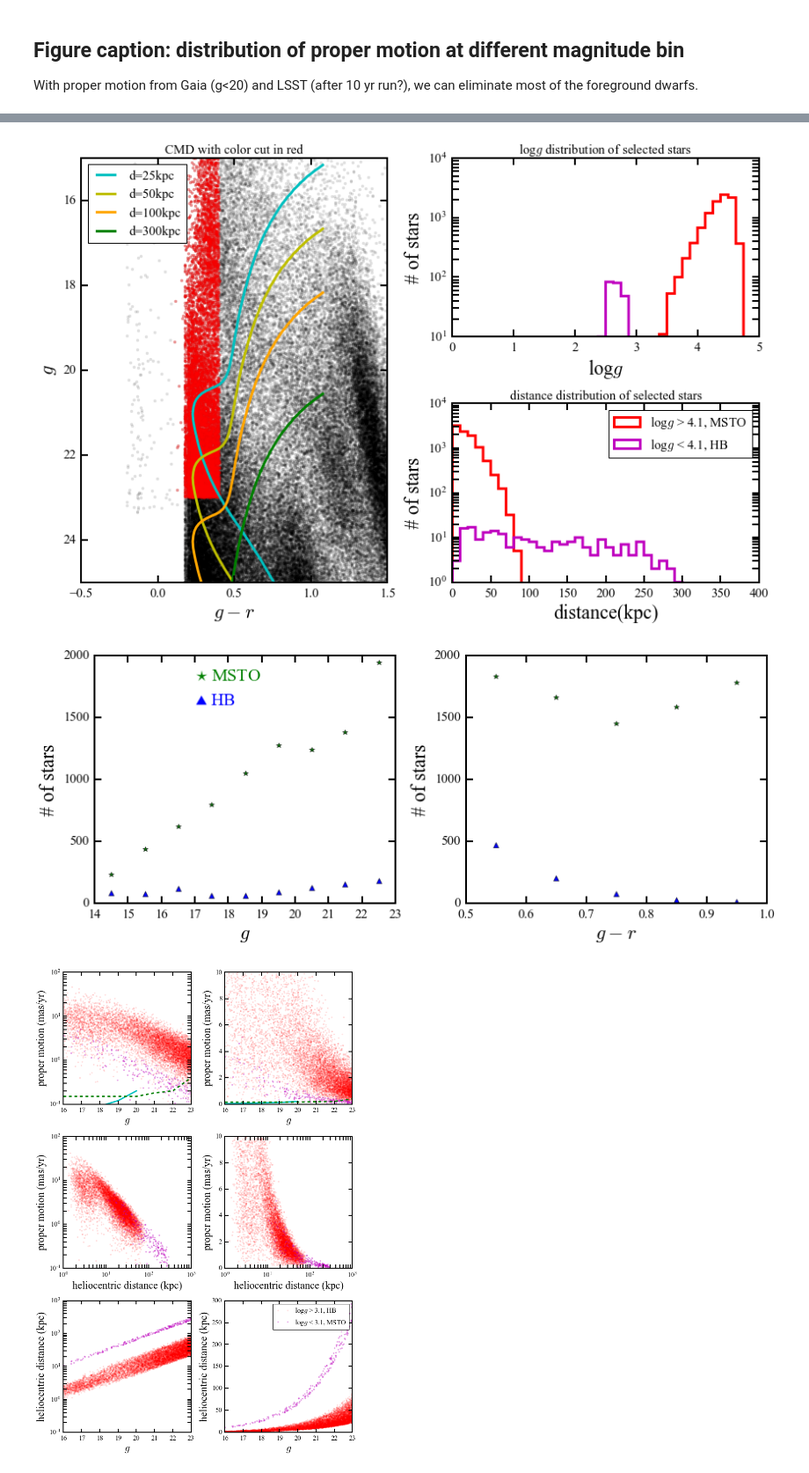
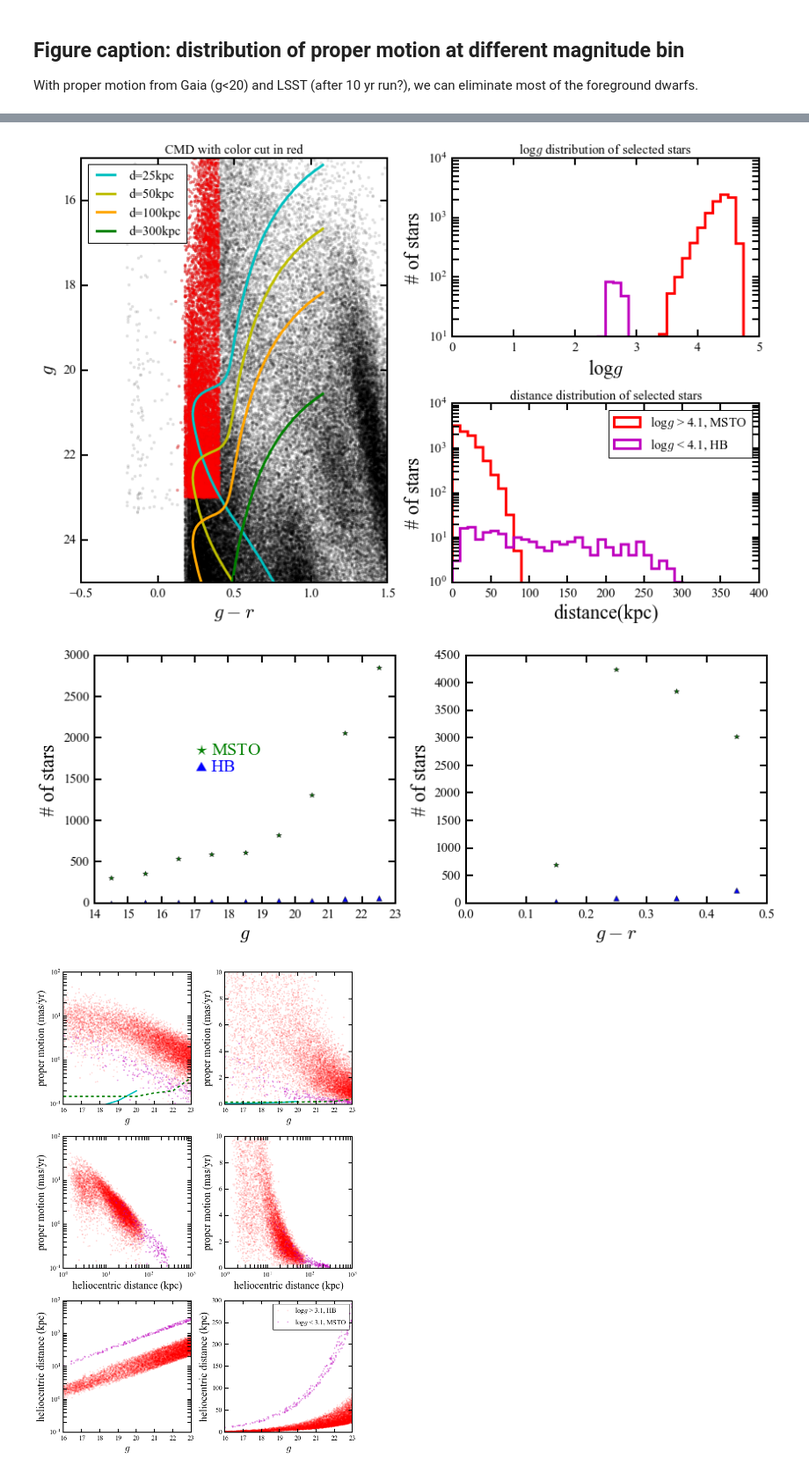
Before and after one commit to sazabi4/test, a Jupyter notebook: Foreground_star_estimation_galaxia.ipynb, the cells around one changed output, grey strips where cells are left out. Shown at 88% size. Saved outputs shown, nothing was run; the diff lists cells and outputs as text; code cells hidden in the pictures.

Commit message:
fix bugs on MSTO stellar counts estimation

```diff
--- a/Foreground_star_estimation_galaxia.ipynb
+++ b/Foreground_star_estimation_galaxia.ipynb
@@ -12,14 +12,21 @@ parsec = np.genfromtxt('/Users/astrolab/Work/UFD/ugali/isochrones/padova_v3/iso_
 ### using stars with 16 < g < 23 for the rest of study
 # %%
 def numcal_mag_bin(lowerlimit, upperlimit):
-    mask_dwarf = (logg>4.1)&((app_g - app_r)>0.5)&((app_g - app_r)<1.0)&(app_g < upperlimit)&(app_g > lowerlimit)
-    mask_giant = (logg<4.1)&((app_g - app_r)>0.5)&((app_g - app_r)<1.0)&(app_g < upperlimit)&(app_g > lowerlimit)
+    mask_dwarf = magrange_mask&(logg>4.1)&((app_g - app_r)>0.5)&((app_g - app_r)<1.0)&(app_g < upperlimit)&(app_g > lowerlimit)
+    mask_giant = magrange_mask&(logg<4.1)&((app_g - app_r)>0.5)&((app_g - app_r)<1.0)&(app_g < upperlimit)&(app_g > lowerlimit)
     return mask_giant, mask_dwarf
 def numcal_color_bin(lowerlimit, upperlimit):
-    mask_dwarf = (logg>4.1)&((app_g - app_r)>lowerlimit)&((app_g - app_r)<upperlimit)&(app_g > 16)&(app_g < 23)
-    mask_giant = (logg<4.1)&((app_g - app_r)>lowerlimit)&((app_g - app_r)<upperlimit)&(app_g > 16)&(app_g < 23)
+    mask_dwarf = magrange_mask&(logg>4.1)&((app_g - app_r)>lowerlimit)&((app_g - app_r)<upperlimit)&(app_g > 16)&(app_g < 23)
+    mask_giant = magrange_mask&(logg<4.1)&((app_g - app_r)>lowerlimit)&((app_g - app_r)<upperlimit)&(app_g > 16)&(app_g < 23)
     return mask_giant, mask_dwarf
-
+def numcal_mag_bin_msto(lowerlimit, upperlimit):
+    mask_msto = magrange_mask&(logg>3.1)&((app_g - app_r)>0.1)&((app_g - app_r)<0.4)&(app_g < upperlimit)&(app_g > lowerlimit)
+    mask_hb = magrange_mask&(logg<3.1)&((app_g - app_r)>0.1)&((app_g - app_r)<0.4)&(app_g < upperlimit)&(app_g > lowerlimit)
+    return mask_hb, mask_msto
+def numcal_color_bin_msto(lowerlimit, upperlimit):
+    mask_msto = magrange_mask&(logg>3.1)&((app_g - app_r)>lowerlimit)&((app_g - app_r)<upperlimit)&(app_g > 16)&(app_g < 23)
+    mask_hb = magrange_mask&(logg<3.1)&((app_g - app_r)>lowerlimit)&((app_g - app_r)<upperlimit)&(app_g > 16)&(app_g < 23)
+    return mask_hb, mask_msto
 
 abs_g = galaxia['sdss_g']
 abs_r = galaxia['sdss_r']
@@ -39,7 +46,7 @@ popid = galaxia['popid']
 logg = galaxia['grav']
 teff = galaxia['teff']  # log(Teff)
 
-magrange_mask = (app_g < 23)&(app_g > 14)
+magrange_mask = (app_g < 23)&(app_g > 14) #& (popid ==8)
 print 'total number of stars: %6d' %len(app_g[magrange_mask])
 
 import bovy_coords
@@ -372,20 +379,20 @@ plt.title('distance distribution of selected stars')
 plt.xlabel('distance(kpc)')
 plt.ylabel('# of stars')
 
-print 'stars with 16 < g < 23, 0.1 < g-r < 0.4'
+print 'stars with 14 < g < 23, 0.1 < g-r < 0.4'
 print '# of HB: %5d' %len(d[mask2])
 print '# of MSTO: %5d' %len(d[mask1])
-print 'median distance of giants: %5.1f kpc \n' %np.median(d[mask2])
+print 'median distance of MSTO: %5.1f kpc \n' %np.median(d[mask1])
 plt.tight_layout()
 
 plt.figure(figsize=[12,5])
 plt.subplot(1,2,1)
 
 for i in range(14,23):
-    (gc,dc) = numcal_mag_bin(i,i+1)
+    (gc,dc) = numcal_mag_bin_msto(i,i+1)
     plt.plot(i+0.5,len(d[gc]),'^b')
     plt.plot(i+0.5,len(d[dc]),'*g')
-    print 'in range %2d < g < %2d, 0.5 < g-r < 1.0' %(i,i+1)
+    print 'in range %2d < g < %2d, 0.1 < g-r < 0.4' %(i,i+1)
     print '# of HB: %5d, # of MSTO: %4d, median distance of MSTO: %5.1f kpc\n' %(len(d[gc]), len(d[dc]), np.median(d[dc]))
 plt.text(17,1800,'$\star$ MSTO', color='g',fontsize=20)
 plt.text(17,1600,'$\\blacktriangle$ HB', color='b',fontsize=20)
@@ -395,16 +402,16 @@ plt.ylabel('# of stars')
 plt.subplot(1,2,2)
 
 colorstep = 0.1
-for i in np.arange(0.5,1,colorstep):
-    (gc,dc) = numcal_color_bin(i,i+colorstep)
+for i in np.arange(0.1,0.4,colorstep):
+    (gc,dc) = numcal_color_bin_msto(i,i+colorstep)
     plt.plot(i+colorstep/2,len(d[gc]),'^b')
     plt.plot(i+colorstep/2,len(d[dc]),'*g')
     print 'in range 16 < g < 23, %3.1f < g-r < %3.1f' %(i,i+colorstep)
     print '# of HB: %5d, # of MSTO: %4d, median distance of MSTO: %5.1f kpc\n' %(len(d[gc]), len(d[dc]), np.median(d[dc]))
 plt.xlabel('$g-r$')
 plt.ylabel('# of stars')
-plt.ylim(0,2000)
-a = plt.xlim(0.5,1)
+#plt.ylim(0,3000)
+a = plt.xlim(0.,0.5)
 
 plt.tight_layout()
 # %% [output]
@@ -428,5 +435,5 @@ in range 16 < g < 23, 0.9 < g-r < 1.0
 [figure]
-[figure, old version]
+[figure, new version]
 # %%
 plt.figure(figsize=[10,15])
 plt.subplot(3,2,1)
```
Also changed, not shown: parts of 3 cells of this notebook.
